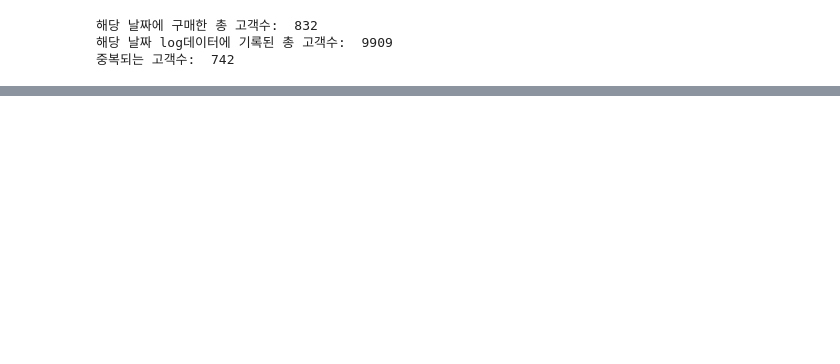
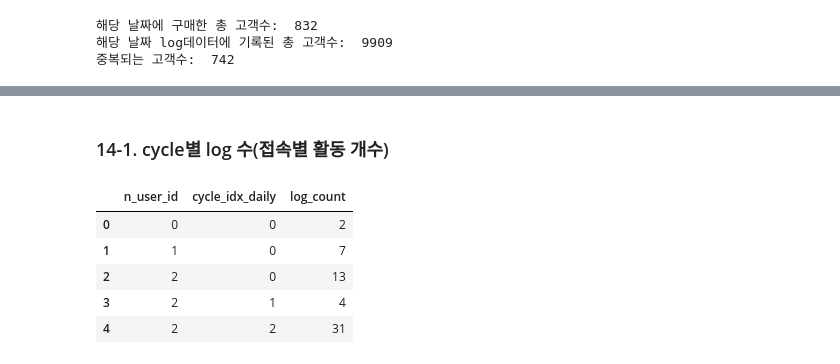
Before and after one commit to hyunjjin/proj_class, a Jupyter notebook: Level4_zigzag.ipynb, the cells around one changed output, grey strips where cells are left out. Cells and saved outputs as stored; diff of their text form; code cells hidden in the pictures; blank space fills up the shorter version.

```diff
--- a/Level4_zigzag.ipynb
+++ b/Level4_zigzag.ipynb
@@ -501,0 +513,5 @@ log_order = log_order.sort_values(['user_id','timestamp']).reset_index(drop=True
+# %%
+# 잔존시간 초(seconds)로 변환
+
+log_order['log_duration'] = log_order['log_duration'].dt.total_seconds()
+log_order['log_duration'] = log_order['log_duration'].astype(float)
@@ -501,0 +524,3 @@ log_order = log_order.sort_values(['user_id','timestamp']).reset_index(drop=True
+# %%
+log_order.loc[(log_order['log_duration'] == 0) | (log_order['log_duration'] >= 40*60), 'is_out'] = True
+log_order['is_out'] = log_order['is_out'].fillna(False)
@@ -501,0 +542,12 @@ log_order = log_order.sort_values(['user_id','timestamp']).reset_index(drop=True
+# %% [markdown]
+### 14-1. cycle별 log 수(접속별 활동 개수)
+# %%
+cycle_log_count = log_order.groupby(['n_user_id','cycle_idx_daily']).size().reset_index().rename(columns={0: 'log_count'})
+cycle_log_count.head()
+# %% [output]
+|  | n_user_id | cycle_idx_daily | log_count |
+| 0 | 0 | 0 | 2 |
+| 1 | 1 | 0 | 7 |
+| 2 | 2 | 0 | 13 |
+| 3 | 2 | 1 | 4 |
+| 4 | 2 | 2 | 31 |
```
Also changed, not shown: parts of 24 cells of this notebook, 1 other file.
